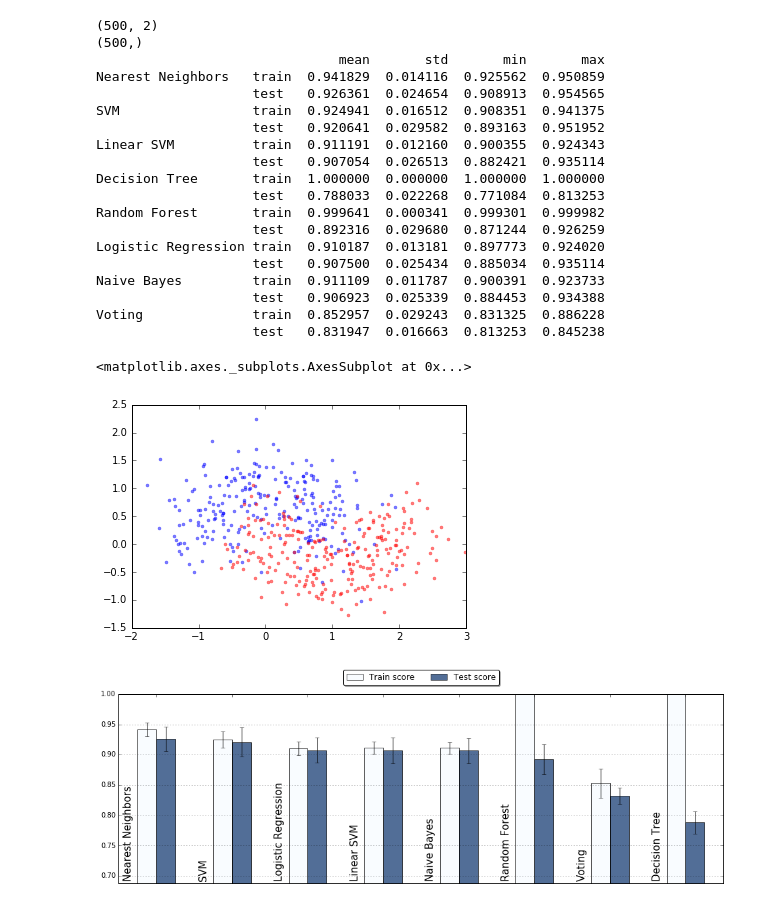
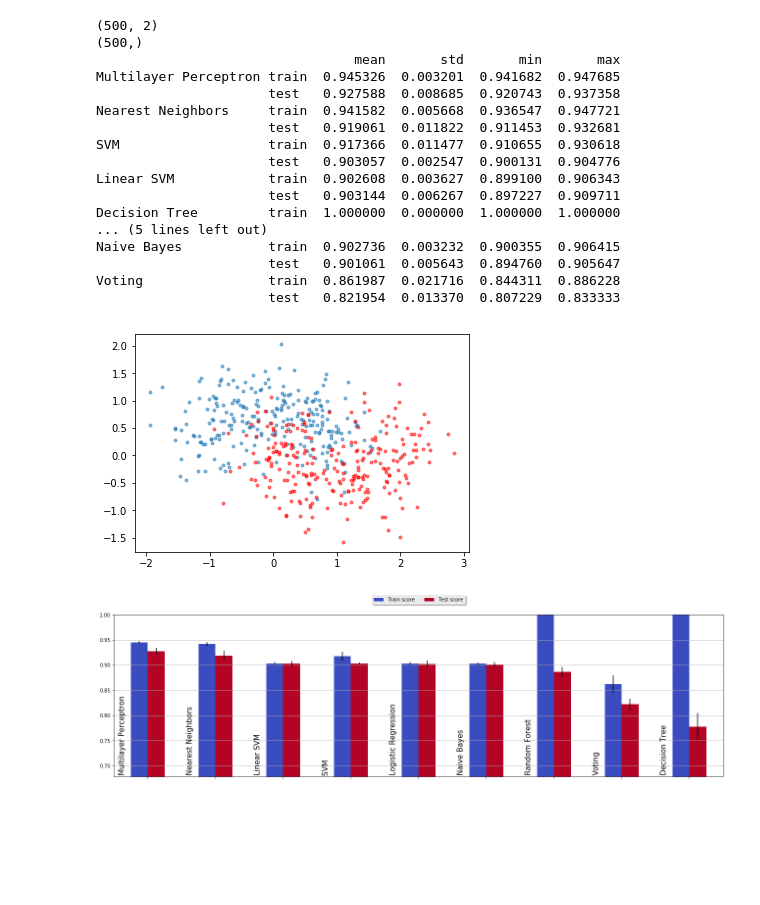
Before and after one commit to alvarouc/polyssifier, a Jupyter notebook: sample/example.ipynb, the cells around one changed output. Drawn from its saved outputs; the diff is of its cells as text; code cells hidden in the pictures; blank space fills up the shorter version.

```diff
--- a/sample/example.ipynb
+++ b/sample/example.ipynb
@@ -11,37 +11,30 @@ warnings.filterwarnings("ignore")
 # %%
 data, label = make_moons(n_samples=500, noise=0.4)
 print(data.shape)
 print(label.shape)
 
-label0 = np.where(label==0)[0]
-label1 = np.where(label==1)[0]
-
-plt.plot(data[label0,0], data[label0,1],'.', alpha=.5);
-plt.plot(data[label1,0], data[label1,1],'r.', alpha=.5);
-scores, confusions, predictions, probs = poly(data,label, n_folds=3, verbose=True, save=False, scale=True,
-                                              feature_selection=False, scoring='auc', concurrency=1,
-                                              exclude= ['Multilayer Perceptron'])
-plot(scores)
+plt.plot(data[label==0,0], data[label==0,1],'.', alpha=.5);
+plt.plot(data[label==1,0], data[label==1,1],'r.', alpha=.5);
+report = poly(data,label, n_folds=3, verbose=True, save=False, scale=True,
+              feature_selection=False, scoring='auc', concurrency=1)
+report.plot_scores()
 # %% [output]
 (500, 2)
 (500,)
-                               mean       std       min       max
-Nearest Neighbors   train  0.941829  0.014116  0.925562  0.950859
-                    test   0.926361  0.024654  0.908913  0.954565
-SVM                 train  0.924941  0.016512  0.908351  0.941375
-                    test   0.920641  0.029582  0.893163  0.951952
-Linear SVM          train  0.911191  0.012160  0.900355  0.924343
-                    test   0.907054  0.026513  0.882421  0.935114
-Decision Tree       train  1.000000  0.000000  1.000000  1.000000
-                    test   0.788033  0.022268  0.771084  0.813253
-Random Forest       train  0.999641  0.000341  0.999301  0.999982
-                    test   0.892316  0.029680  0.871244  0.926259
-Logistic Regression train  0.910187  0.013181  0.897773  0.924020
-                    test   0.907500  0.025434  0.885034  0.935114
-Naive Bayes         train  0.911109  0.011787  0.900391  0.923733
-                    test   0.906923  0.025339  0.884453  0.934388
-Voting              train  0.852957  0.029243  0.831325  0.886228
-                    test   0.831947  0.016663  0.813253  0.845238
+                                 mean       std       min       max
+Multilayer Perceptron train  0.945326  0.003201  0.941682  0.947685
+                      test   0.927588  0.008685  0.920743  0.937358
+Nearest Neighbors     train  0.941582  0.005668  0.936547  0.947721
+                      test   0.919061  0.011822  0.911453  0.932681
+SVM                   train  0.917366  0.011477  0.910655  0.930618
+                      test   0.903057  0.002547  0.900131  0.904776
+Linear SVM            train  0.902608  0.003627  0.899100  0.906343
+                      test   0.903144  0.006267  0.897227  0.909711
+Decision Tree         train  1.000000  0.000000  1.000000  1.000000
+... (5 lines left out)
+Naive Bayes           train  0.902736  0.003232  0.900355  0.906415
+                      test   0.901061  0.005643  0.894760  0.905647
+Voting                train  0.861987  0.021716  0.844311  0.886228
+                      test   0.821954  0.013370  0.807229  0.833333
-<matplotlib.axes._subplots.AxesSubplot at 0x...>
-[figure, old version]
+[figure, new version]
-[figure, old version]
+[figure, new version]
```
Also changed, not shown: parts of 8 cells of this notebook, 1 other file.
